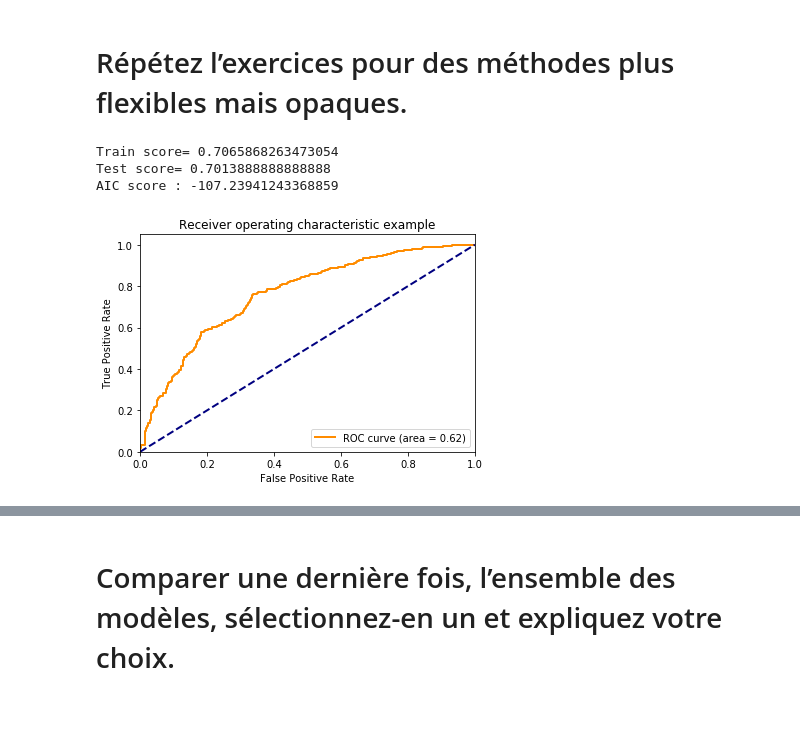
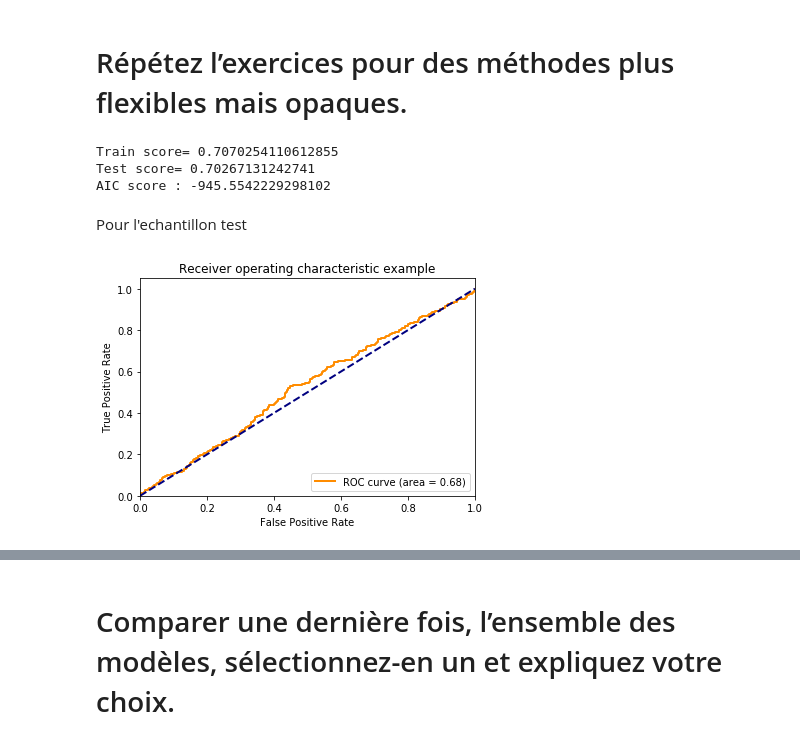
Before and after one commit to poclecoqq/Trending-stocks, a Jupyter notebook: tp2/TP2_VersionFinale.ipynb, the cells around one changed output, grey strips where cells are left out. Drawn from its saved outputs; the diff is of its cells as text; code cells hidden in the pictures; blank space fills up the shorter version.

```diff
--- a/tp2/TP2_VersionFinale.ipynb
+++ b/tp2/TP2_VersionFinale.ipynb
@@ -383,7 +439,7 @@ def calculModelRandomForest(X,Y):
     aic = calculate_aic(len(testY),mse,len(X.T))
     print('AIC score :',aic)
     variableImportante = ModeleRF.feature_importances_
-    return predictions, TrainScores, TestsScore, aic, testY, variableImportante, proba
+    return predictions, TrainScores, TestsScore, aic, testY, variableImportante, proba, trainY, trainX, ModeleRF
 # %%
-predictions, TrainScores, TestsScoreforest, AIC, testY, variableImportante, prob = calculModelRandomForest(X, Y)
+predictions, TrainScores, TestsScoreforest, AIC, testY, variableImportante, prob, trainY, trainX, model = calculModelRandomForest(X, Y)
 # %% [output]
@@ -440,17 +509,19 @@ def calculModelSVM(X,Y,typ):
     mse = mean_squared_error(testY, predictions)
     aic = calculate_aic(len(testY),mse,len(X.T))
     print('AIC score :',aic)
-    return predictions, TrainScores, TestsScore, aic, testY, proba
+    return predictions, TrainScores, TestsScore, aic, testY, proba, trainY, trainX, ModeleSVM
 # %%
-predictions, TrainScores, TestsScorelin, aic, testY, prob = calculModelSVM(X,Y,'linear')
+predictions, TrainScores, TestsScorelin, aic, testY, prob, trainY, trainX, ModeleSVM = calculModelSVM(X,Y,'linear')
 # %% [output]
-Train score= 0.7065868263473054
-Test score= 0.7013888888888888
-AIC score : -107.23941243368859
+Train score= 0.7070254110612855
+Test score= 0.70267131242741
+AIC score : -945.5542229298102
+# %% [markdown]
+Pour l'echantillon test
 # %%
-getROC(nouveautestY, nouvellePredictions, prob)
+getROC(testY, predictions, prob)
 # %% [output]
-[figure, old version]
+[figure, new version]
 # %%
 getMC(testY, predictions)
 # %% [output]
```
Also changed, not shown: parts of 47 cells of this notebook.
